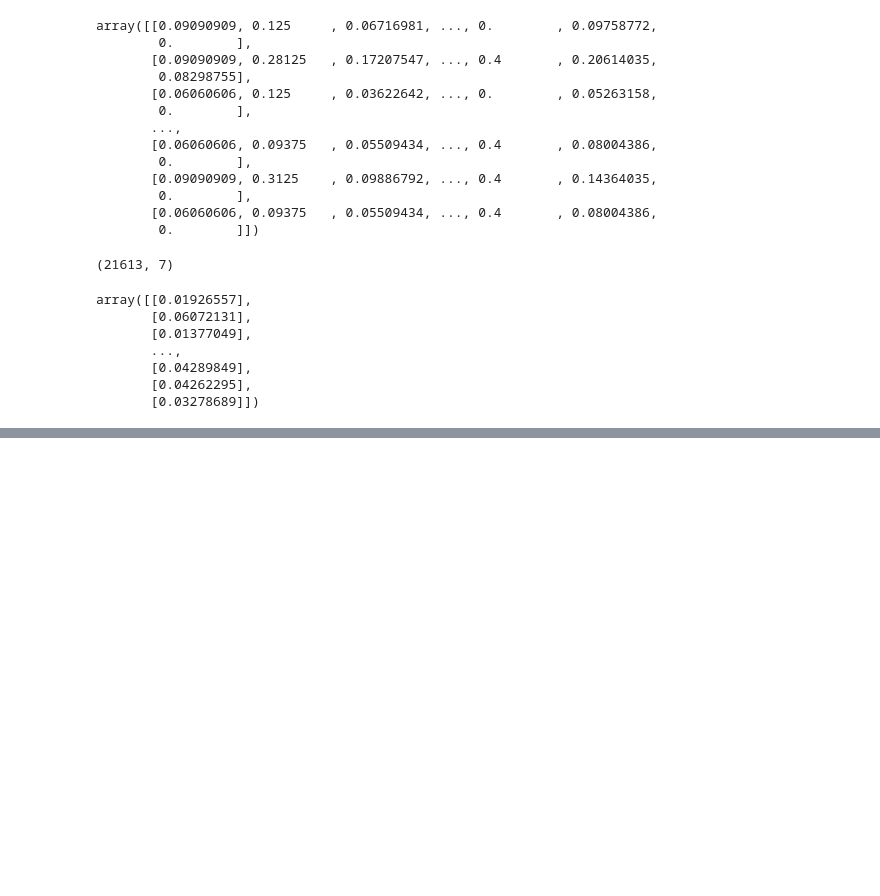
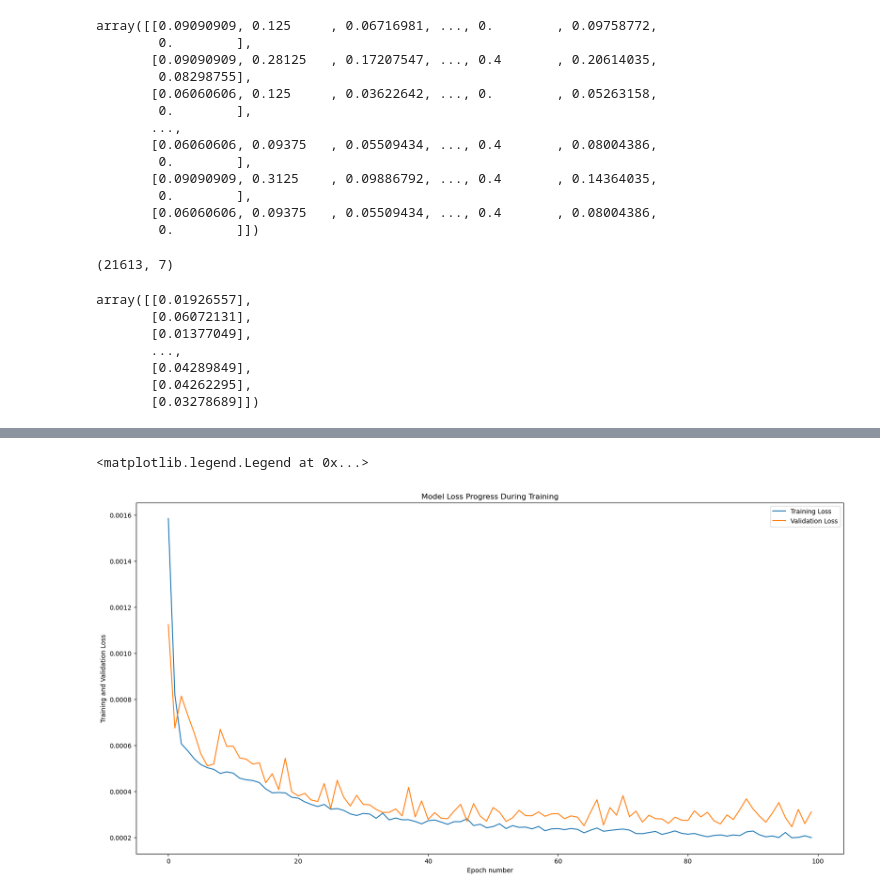
Before and after one commit to nobleyam/Deep-Learning-for-Real-Estate-Price-Prediction, a Jupyter notebook: Deep Learning for Real Estate Price Prediction.ipynb, the cells around one changed output, grey strips where cells are left out. Cells and saved outputs as stored; diff of their text form; code cells hidden in the pictures; blank space fills up the shorter version.

```diff
--- a/Deep Learning for Real Estate Price Prediction.ipynb
+++ b/Deep Learning for Real Estate Price Prediction.ipynb
@@ -226,0 +394,21 @@ array([[0.01926557],
+# %%
+y = y.values.reshape(-1,1)
+y_scaled = scaler.fit_transform(y)
+from sklearn.model_selection import train_test_split
+X_train, X_test, y_train, y_test = train_test_split(X_scaled, y_scaled, test_size = 0.25)
+# %%
+import tensorflow.keras as tf
+from tensorflow.keras.models import Sequential
+from tensorflow.keras.layers import Dense
+
+model = Sequential()
+model.add(Dense(10, input_dim = 19, activation = 'relu'))
+model.add(Dense(10, activation = 'relu'))
+
+model.add(Dense(200, activation ='relu'))
+model.add(Dense(200, activation ='relu'))
+model.add(Dense(1, activation = 'linear'))
+# %%
+model.compile(optimizer = 'adam', loss = 'mean_squared_error')
+# %%
+epochs_hist = model.fit(X_train, y_train, epochs = 100, batch_size = 50, verbose = 1, validation_split = 0.2)
@@ -226,0 +433,11 @@ array([[0.01926557],
+# %%
+plt.figure(figsize=(20, 10))
+plt.plot(epochs_hist.history['loss'])
+plt.plot(epochs_hist.history['val_loss'])
+plt.title('Model Loss Progress During Training')
+plt.ylabel('Training and Validation Loss')
+plt.xlabel('Epoch number')
+plt.legend(['Training Loss', 'Validation Loss'])
+# %% [output]
+<matplotlib.legend.Legend at 0x...>
+[figure, added]
```
Also changed, not shown: parts of 23 cells of this notebook.
